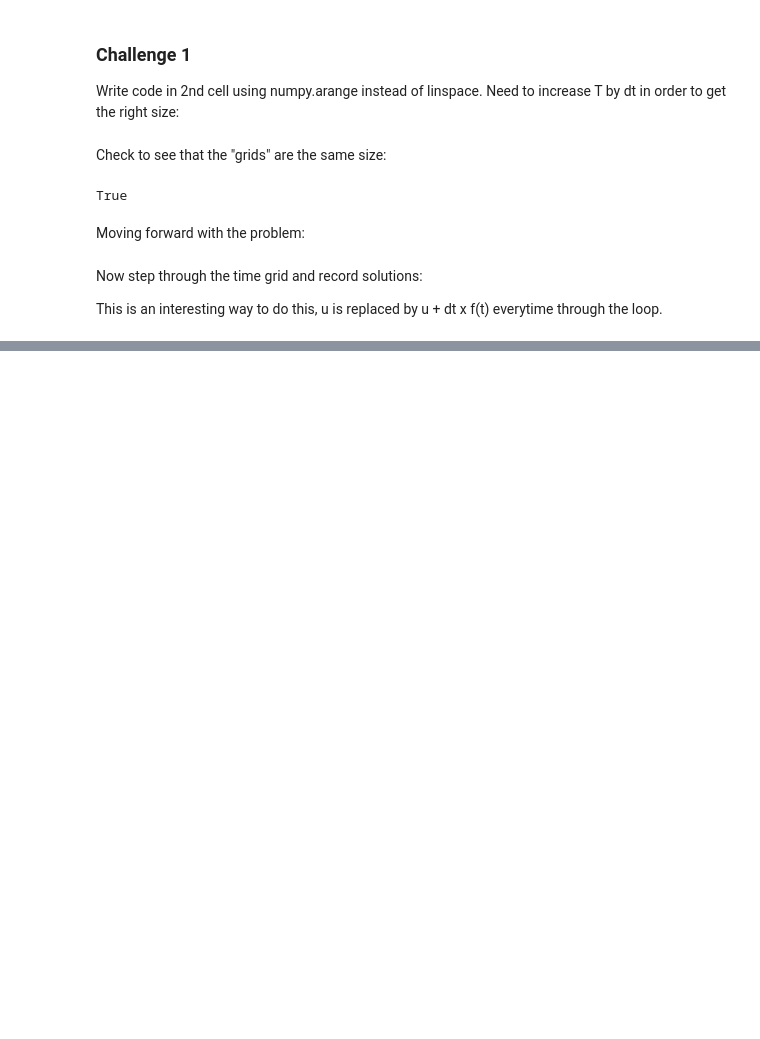
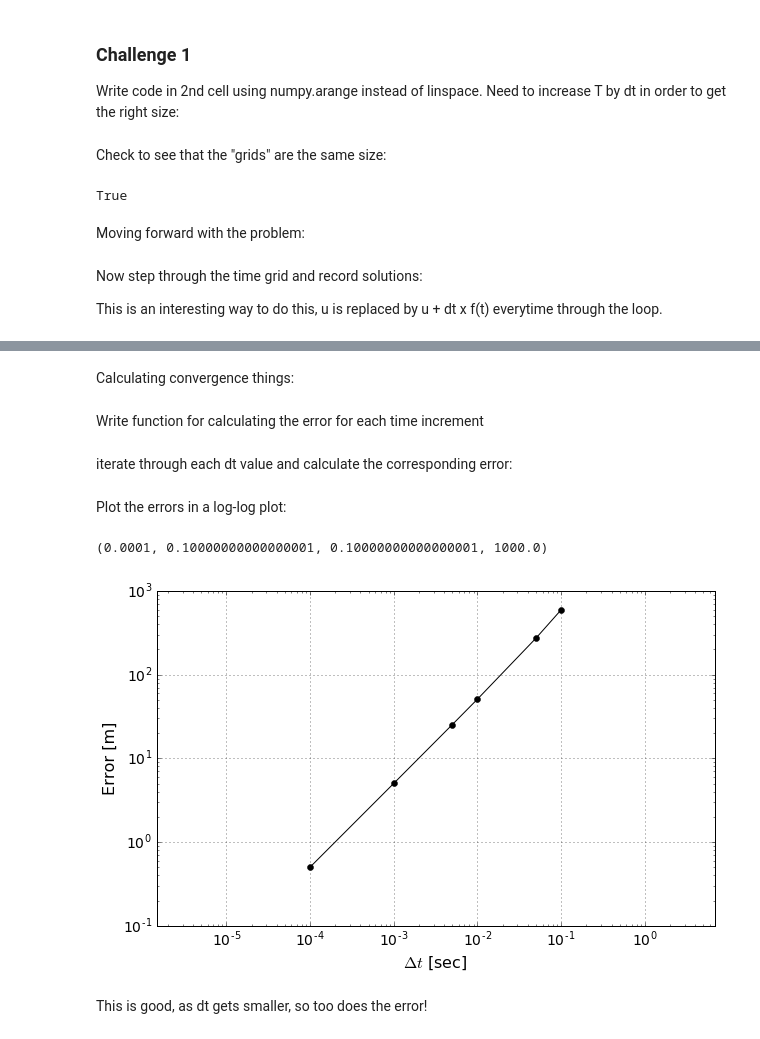
Before and after one commit to morrill/-mae6286, a Jupyter notebook: lesson_2.ipynb, the cells around one changed output, grey strips where cells are left out. Saved outputs shown, nothing was run; the diff lists cells and outputs as text; code cells hidden in the pictures; blank space fills up the shorter version.

Commit message:
Through the materials in Lesson 2 except for the challenge at the bottom

```diff
--- a/lesson_2.ipynb
+++ b/lesson_2.ipynb
@@ -61,0 +118,2 @@ plt.plot(t,z, 'k-')
+# %% [markdown]
+Calculating convergence things:
@@ -61,0 +144,46 @@ plt.plot(t,z, 'k-')
+# %% [markdown]
+Write function for calculating the error for each time increment
+# %%
+def get_error(z, dt):
+    """Returns the error relative to analytical solution using the L-1 norm
+
+    Parameters
+    -----------
+    z: array of float numerical solution.
+    dt: float time increment.
+
+    Returns:
+    --------
+    err : float
+          L_{1} norm of the error with respect to the exact solution
+    """
+    N = len(z)
+    t = np.linspace(0., T, N)
+
+    z_exact = b0*np.sqrt(zt/g)*np.sin(np.sqrt(g/zt)*t)+(z0-zt)*np.cos(np.sqrt(g/zt)\
+                            *t)+zt
+
+    return dt * np.sum(np.abs(z-z_exact))
+# %% [markdown]
+iterate through each dt value and calculate the corresponding error:
+# %%
+error_values = np.empty_like(dt_values)
+
+for i, dt in enumerate(dt_values):
+    #call our get_error function:
+    error_values[i] = get_error(z_values[i], dt)
+# %% [markdown]
+Plot the errors in a log-log plot:
+# %%
+plt.figure(figsize=(10,6))
+plt.tick_params(axis='both', labelsize=14) #increase tick font size
+plt.grid(True)
+plt.xlabel('$\Delta t$ [sec]', fontsize=16)
+plt.ylabel('Error [m]', fontsize=16)
+plt.loglog(dt_values, error_values, 'ko-')
+plt.axis('equal')
+# %% [output]
+(0.0001, 0.10000000000000001, 0.10000000000000001, 1000.0)
+[figure, added]
+# %% [markdown]
+This is good, as dt gets smaller, so too does the error!
```
Also changed, not shown: parts of 12 cells of this notebook.
